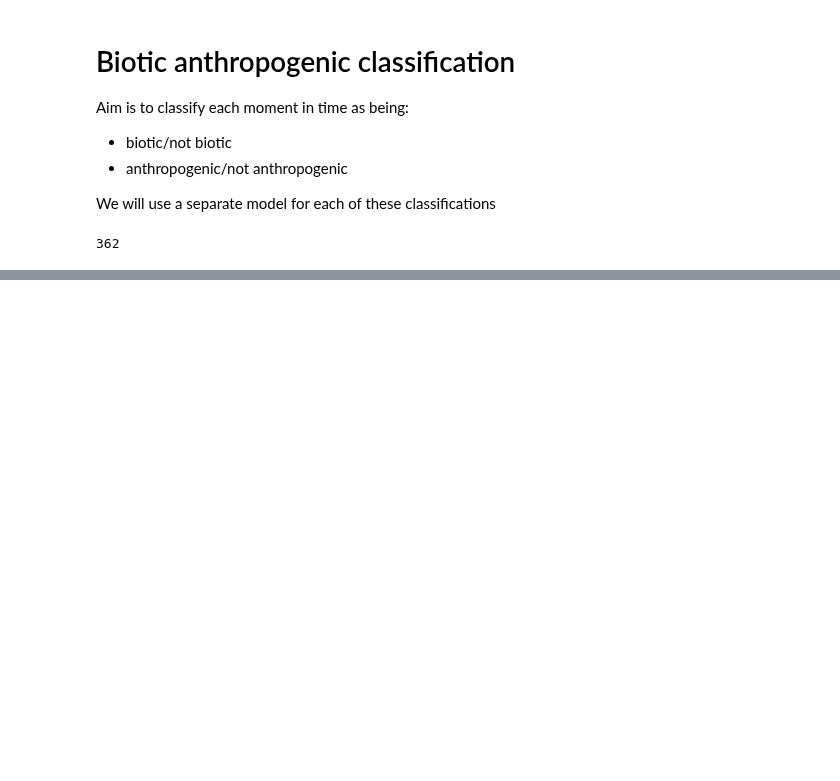
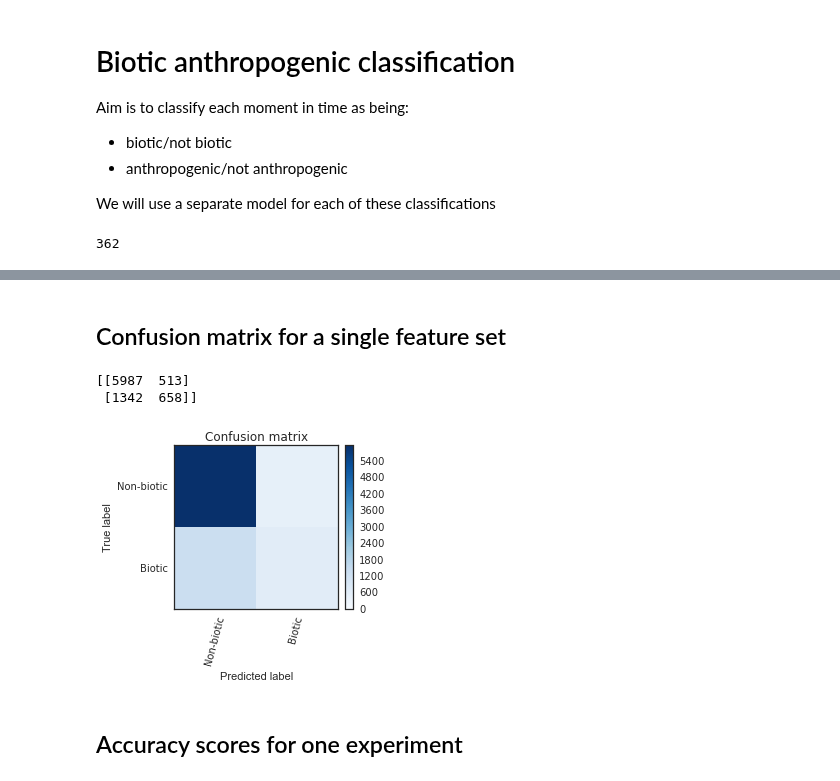
Before and after one commit to mdfirman/CityNet, a Jupyter notebook: notebooks/detection/Biotic anthropogentic classification.ipynb, the cells around one changed output, grey strips where cells are left out. Cells and saved outputs as stored; diff of their text form; code cells hidden in the pictures; blank space fills up the shorter version.

Commit message:
Initial run at biotic/non biotic detection

```diff
--- a/notebooks/detection/Biotic anthropogentic classification.ipynb
+++ b/notebooks/detection/Biotic anthropogentic classification.ipynb
@@ -343,0 +347,35 @@ plt.gca().set_aspect('equal', adjustable='box')
+# %% [markdown]
+## Confusion matrix for a single feature set
+# %%
+from sklearn.metrics import confusion_matrix
+import seaborn as sns
+sns.set_style("white")
+
+labels = ['Non-biotic', 'Biotic']
+featureset = 'substrip_maxs'
+
+pred_Y = (predictions[featureset][:, 1]>0.5).astype(int)
+cm = confusion_matrix(test_Y, pred_Y)
+
+def plot_confusion_matrix(cm, title='Confusion matrix', cmap=plt.cm.Blues):
+    plt.imshow(cm, interpolation='nearest', cmap=cmap)
+    plt.title(title)
+    plt.colorbar(fraction=0.046, pad=0.04)
+    tick_marks = np.arange(len(labels))
+    plt.xticks(tick_marks, labels, rotation=75)
+
+    plt.yticks(tick_marks, labels)
+    plt.tight_layout()
+    plt.ylabel('True label')
+    plt.xlabel('Predicted label')
+
+print cm
+plt.figure(figsize=(4, 4))
+plot_confusion_matrix(cm);
+plt.clim(0, cm.max())
+# %% [output]
+[[5987  513]
+ [1342  658]]
+[figure, added]
+# %% [markdown]
+## Accuracy scores for one experiment
```
Also changed, not shown: parts of 23 cells of this notebook.
